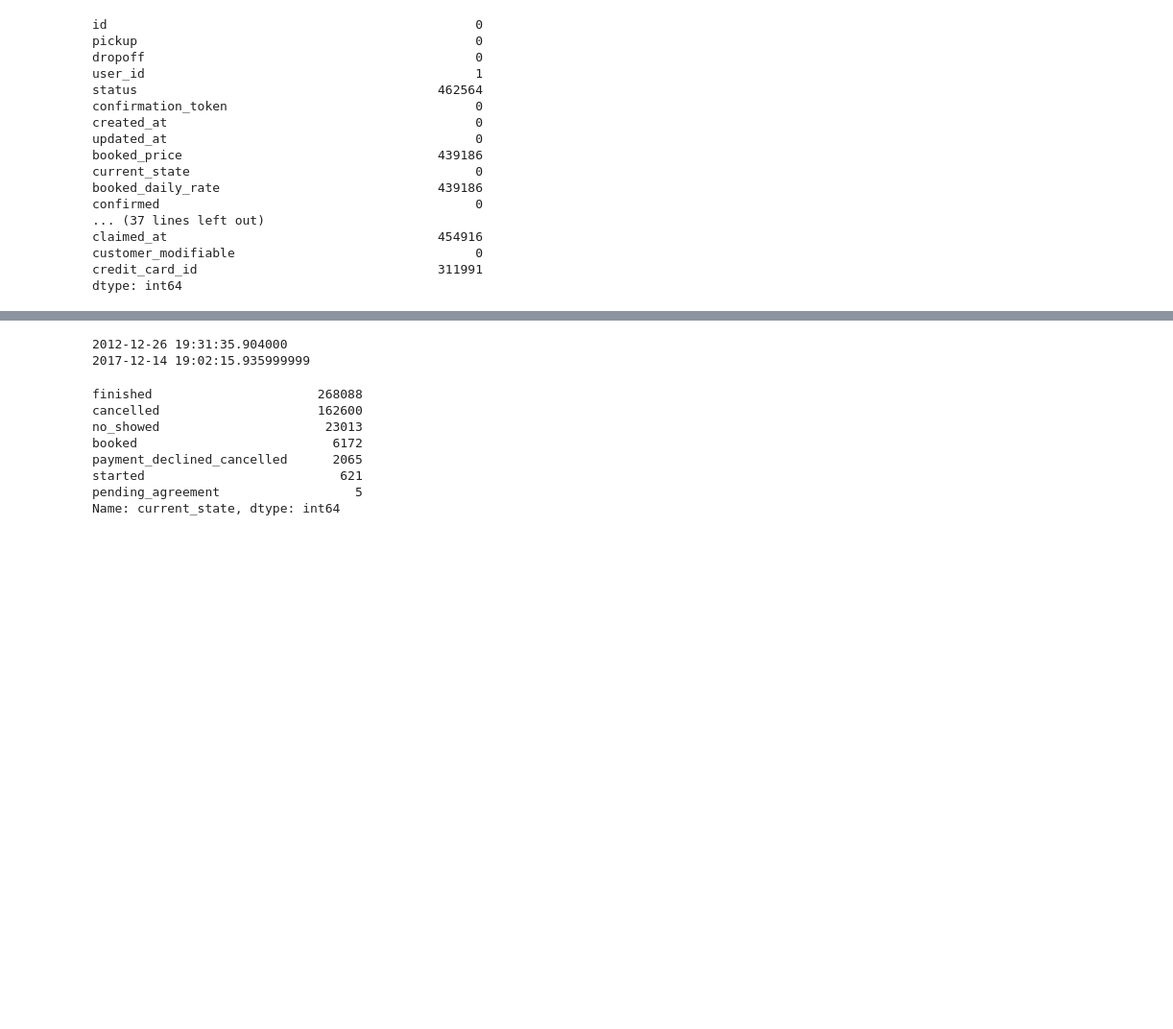
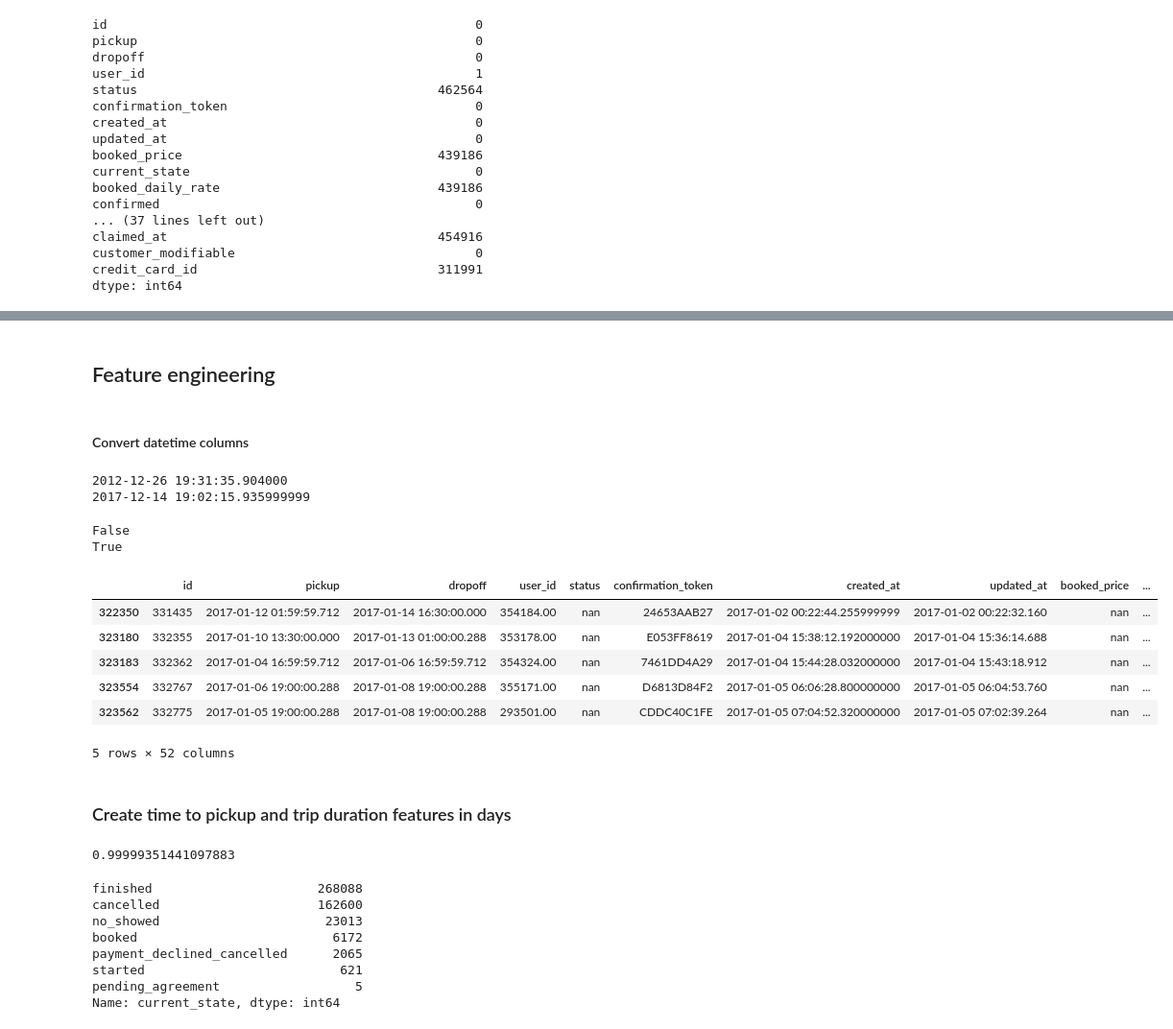
Before and after one commit to mengeling/silvercar-cancellation-predictor, a Jupyter notebook: EDA/silvercar.ipynb, the cells around one changed output, grey strips where cells are left out. Shown at 96% size. Drawn from its saved outputs; the diff is of its cells as text; code cells hidden in the pictures; blank space fills up the shorter version.

```diff
--- a/EDA/silvercar.ipynb
+++ b/EDA/silvercar.ipynb
@@ -57,3 +56,7 @@ array([nan, 'web', 'iphone-appstore', 'android', 'kiosk',
+# %% [markdown]
+## Feature engineering
+# %% [markdown]
+#### Convert datetime columns
 # %%
 def get_datetime(series):
     return pd.to_datetime('1899-12-30') + pd.to_timedelta(series, 'D')
@@ -68,3 +71,21 @@ print(df["created_at"].max())
 # %% [output]
 2012-12-26 19:31:35.904000
 2017-12-14 19:02:15.935999999
+# %%
+print(np.any(df["dropoff"] < df["pickup"]))
+print(np.any(df["updated_at"] < df["created_at"]))
+# %% [output]
+False
+True
+# %%
+df[df["updated_at"] < df["created_at"]].head()
+# %% [output]
+|  | id | pickup | dropoff | user_id | status | confirmation_token | created_at | updated_at | booked_price | ... |
+| 322350 | 331435 | 2017-01-12 01:59:59.712 | 2017-01-14 16:30:00.000 | 354184.00 | nan | 24653AAB27 | 2017-01-02 00:22:44.255999999 | 2017-01-02 00:22:32.160 | nan | ... |
+| 323180 | 332355 | 2017-01-10 13:30:00.000 | 2017-01-13 01:00:00.288 | 353178.00 | nan | E053FF8619 | 2017-01-04 15:38:12.192000000 | 2017-01-04 15:36:14.688 | nan | ... |
+| 323183 | 332362 | 2017-01-04 16:59:59.712 | 2017-01-06 16:59:59.712 | 354324.00 | nan | 7461DD4A29 | 2017-01-04 15:44:28.032000000 | 2017-01-04 15:43:18.912 | nan | ... |
+| 323554 | 332767 | 2017-01-06 19:00:00.288 | 2017-01-08 19:00:00.288 | 355171.00 | nan | D6813D84F2 | 2017-01-05 06:06:28.800000000 | 2017-01-05 06:04:53.760 | nan | ... |
+| 323562 | 332775 | 2017-01-05 19:00:00.288 | 2017-01-08 19:00:00.288 | 293501.00 | nan | CDDC40C1FE | 2017-01-05 07:04:52.320000000 | 2017-01-05 07:02:39.264 | nan | ... |
+5 rows × 52 columns
+# %% [markdown]
+### Create time to pickup and trip duration features in days
@@ -71,3 +98,7 @@ print(df["created_at"].max())
+# %%
+df["same_location"].sum() / df["same_location"].count()
+# %% [output]
+0.99999351441097883
 # %%
 df["current_state"].value_counts()
 # %% [output]
```
Also changed, not shown: parts of 52 cells of this notebook.
